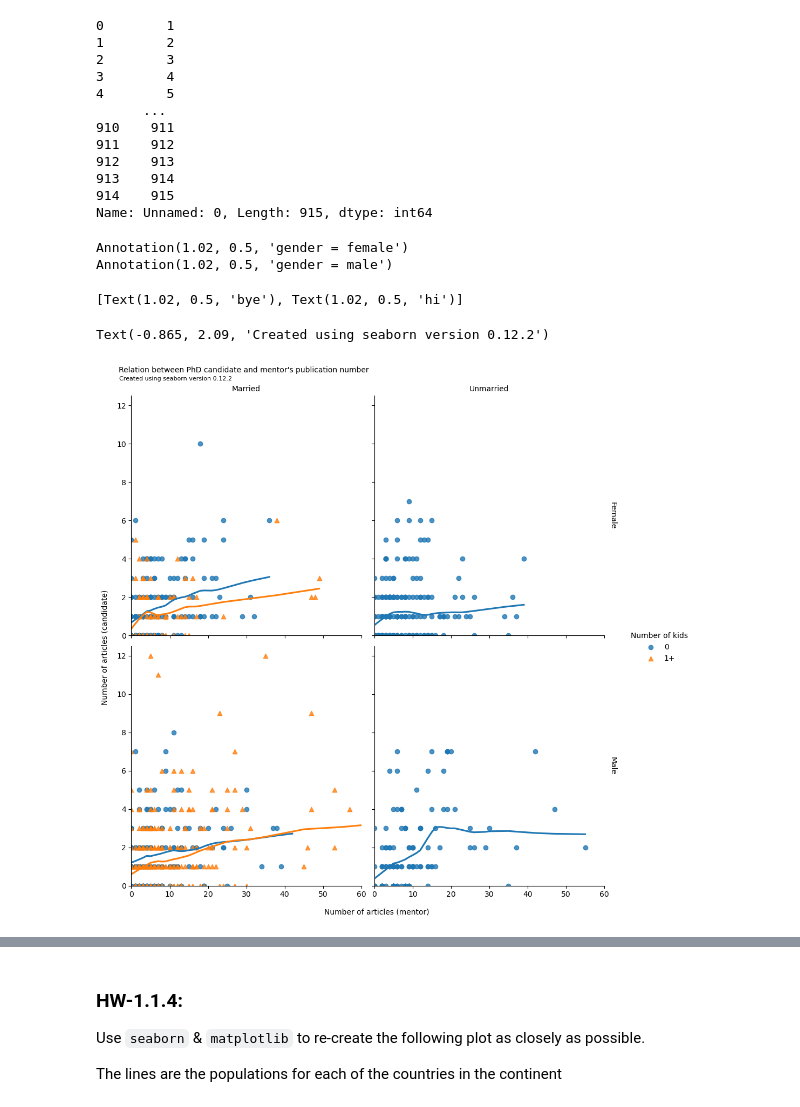
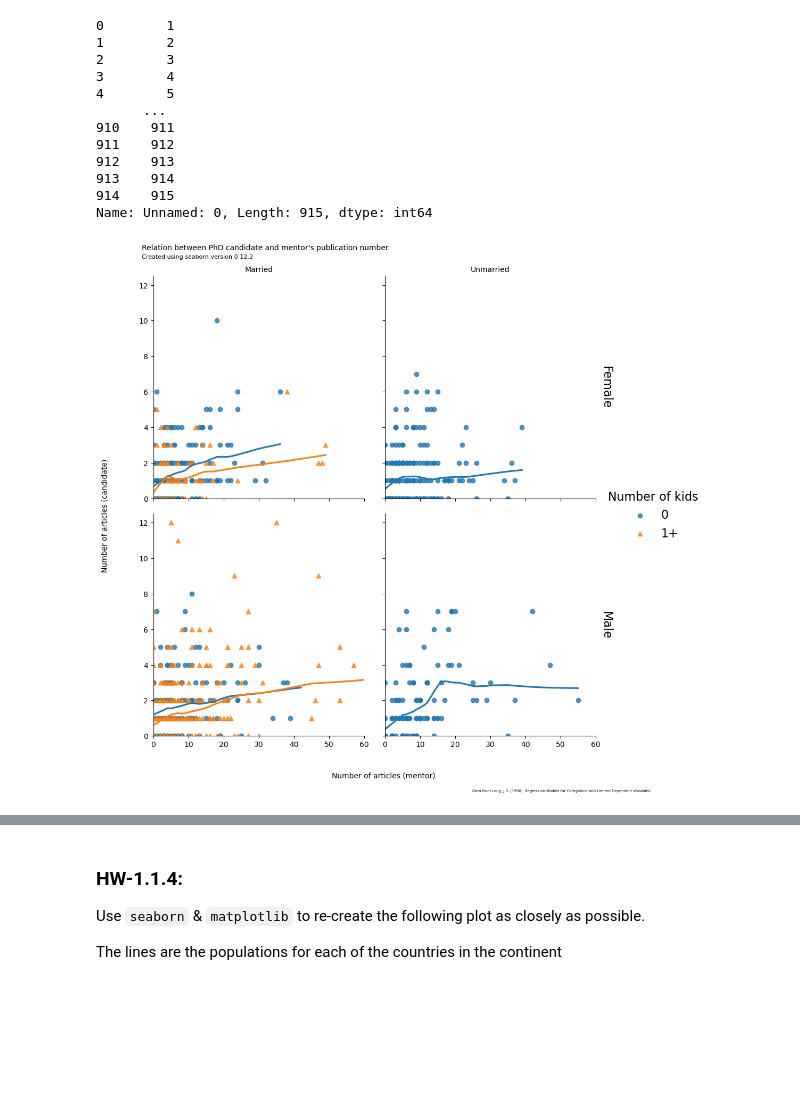
Before and after one commit to 5cminsuhlim/ANLY503, a Jupyter notebook: hws/hw1/hw-1.1.ipynb, the cells around one changed output, grey strips where cells are left out. Drawn from its saved outputs; the diff is of its cells as text; code cells hidden in the pictures; blank space fills up the shorter version.

```diff
--- a/hws/hw1/hw-1.1.ipynb
+++ b/hws/hw1/hw-1.1.ipynb
@@ -126,10 +126,3 @@ df['kids'] = np.where(mask, "1+", "0") # if kids > 0, 1+. else, 0
 # %%
 df['gender'] = df['gender'].astype('category')
 df['gender'].cat.reorder_categories(['female', 'male'], inplace=True)
-# %%
-for margin_title in g._margin_titles_texts:
-    print(margin_title)
-    margin_title.set_text("hi")
-# %% [output]
-Annotation(1.02, 0.5, 'gender = female')
-Annotation(1.02, 0.5, 'gender = male')
@@ -138,34 +129,31 @@ g._margin_titles_texts[0].set_text("bye")
-# %%
-g._margin_titles_texts
-# %% [output]
-[Text(1.02, 0.5, 'bye'), Text(1.02, 0.5, 'hi')]
 # %%
+# INSERT CODE HERE
 g = sns.lmplot(data=df, x="mentor", y="articles", hue="kids", lowess=True, row='gender', col='married', markers=["o", "^"], facet_kws={"margin_titles":"True", "legend_out":"True"})
 
 # axes limits + ticks
 g.set(ylim=(0, 12.5))
 g.set(xlim=(0, 60))
 
 for ax in g.axes.flat:
     ax.tick_params(axis='both', labelsize=10)
     ax.set_ylabel("") # remove y labels
     ax.set_xlabel("") # remove x labels
 
 g._margin_titles_texts[0].set_text("Female")
 g._margin_titles_texts[1].set_text("Male")
 
 g.axes.flat[0].set_title("Married", fontsize=10)
 g.axes.flat[1].set_title("Unmarried", fontsize=10)
 g.axes.flat[2].set_title("")
 g.axes.flat[3].set_title("")
 
 g.fig.text(0.5, 0.01, 'Number of articles (mentor)', ha='center', va='center', fontsize=10)
 g.fig.text(0.03, 0.5, 'Number of articles (candidate)', ha='center', va='center', rotation='vertical', fontsize=10)
 
 sns.move_legend(g, "right", bbox_to_anchor=(1.05, .5), title='Number of kids')
 
-plt.suptitle("Relation between PhD candidate and mentor's publication number", y=1.02, x=0.27, fontsize=10)
-plt.title("Created using seaborn version 0.12.2", y=2.09, x=-0.865, fontsize=8)
+plt.suptitle("Relation between PhD candidate and mentor's publication number", x=0.3, y=1.01, fontsize=10)
+plt.title("Created using seaborn version 0.12.2", x=-0.89, y=2.13, fontsize=8)
+plt.figtext(0.65, -0.02, "Data from Long, J.S. (1990). Regression Models for Categorical and Limited Dependent Variables.", fontsize=5);
 # %% [output]
-Text(-0.865, 2.09, 'Created using seaborn version 0.12.2')
-[figure, old version]
+[figure, new version]
```
Also changed, not shown: parts of 3 cells of this notebook.
